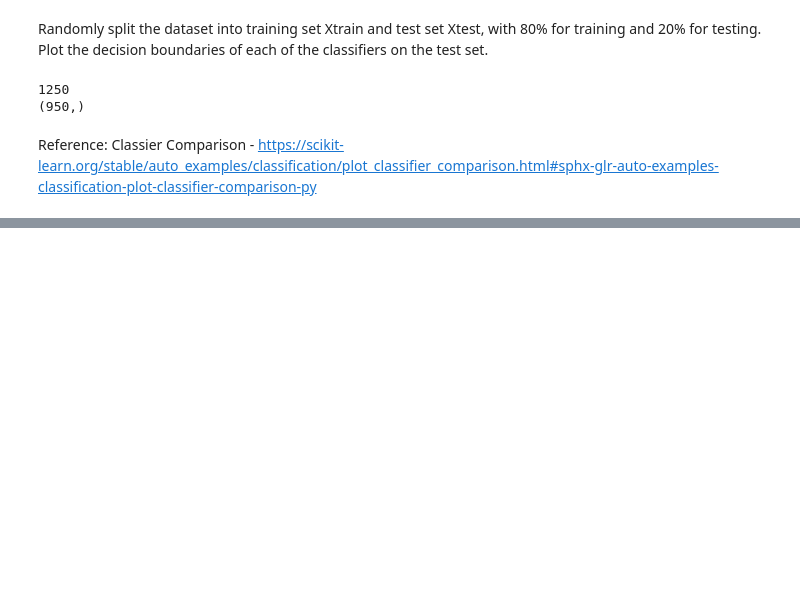
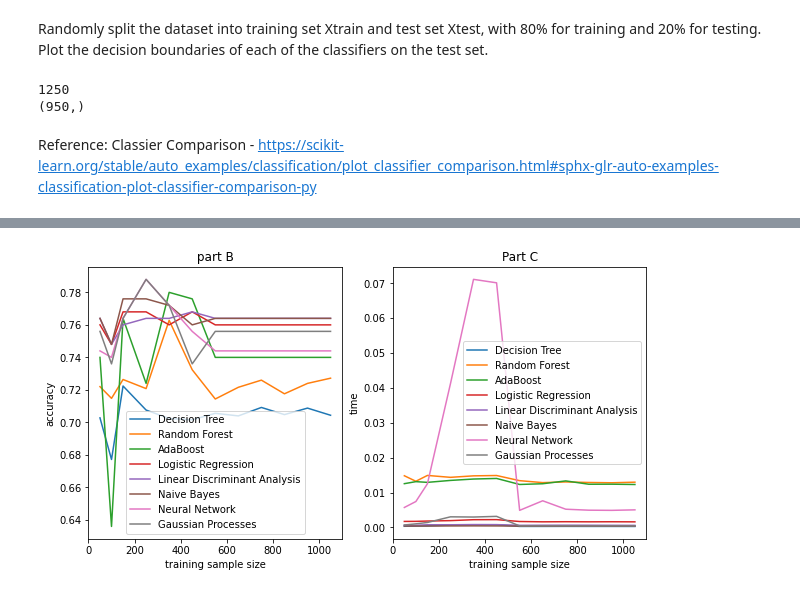
Before and after one commit to TaoFeng1234/Tao_Portfolio, a Jupyter notebook: CompraisonofClassifers.ipynb, the cells around one changed output, grey strips where cells are left out. Cells and saved outputs as stored; diff of their text form; code cells hidden in the pictures; blank space fills up the shorter version.

```diff
--- a/CompraisonofClassifers.ipynb
+++ b/CompraisonofClassifers.ipynb
@@ -210,0 +223,89 @@ plt.show()
+# %%
+import random
+nums =  [0, 50, 100, 200, 300, 400, 500, 600, 700, 800, 900, 1000]
+
+names = ["Decision Tree","Random Forest","AdaBoost","Logistic Regression",
+          "Linear Discriminant Analysis","Naive Bayes", "Neural Network",
+          "Gaussian Processes","Support vector machine"]
+
+classifiers = [DecisionTreeClassifier(),RandomForestClassifier(n_estimators=10),
+              AdaBoostClassifier(n_estimators=10),
+              LogisticRegression(),LinearDiscriminantAnalysis(),
+              GaussianNB(), GaussianProcessClassifier(random_state=0), SVC()]
+
+def avgacc(clf, X_train, y_train, X_test, y_test):
+  lst = []
+  timelst =[]
+  for i in range(10):
+    start = time.time()
+    clf = clf.fit(X_train, y_train)
+    stop = time.time()
+    tiempo = stop-start
+    timelst.append(tiempo)
+
+    #accuracy for a certain training size and classifier
+    test_acc = clf.score(X_test , y_test)
+    lst.append(test_acc)
+  av_acc = np.average(lst)
+  time_avg = np.average(timelst)
+  return av_acc, time_avg
+
+def classlst(nums, names, classifiers):
+  # returns the average accuracy of all classifiers
+  # iterate over classifiers
+  classlst = []
+  classtimelst = []
+  for name, clf in zip(names, classifiers):
+    avglst = []
+    avgtimelst = []
+    X_INIT, Y_INIT, X_TEST, Y_TEST, X_UNLABELED, Y_UNLABELED = split(
+          X,y, init_train_ratio, test_ratio)
+
+    xt = np.ndarray.tolist(X_INIT)
+    yt =  np.ndarray.tolist(Y_INIT)
+    X_test, y_test = X_TEST, Y_TEST
+    xx = np.ndarray.tolist(X_UNLABELED)
+    yy = np.ndarray.tolist(Y_UNLABELED)
+
+    for num in nums:
+      X_train = xt + xx[:num]
+      y_train = yt + yy[:num]
+      del xx[:num]
+      del yy[:num]
+
+      X_train = np.asarray(X_train)
+      y_train = np.asarray(y_train)
+
+      #list of average accuracies at every train size
+      avg , avgtime = avgacc(clf, X_train, y_train, X_test, y_test)
+      avglst.append(avg)
+      avgtimelst.append(avgtime)
+    # list of [lists of accuracy at every train size] for every classifyer
+    classlst.append(avglst)
+    classtimelst.append(avgtimelst)
+
+
+  lenlst = []
+  for i in nums:
+    lenght = len(X_train) + i
+    lenlst.append(lenght)
+  plt.figure(figsize=(10, 5))
+  plt.subplot(121)
+  plt.xlabel("training sample size")
+  plt.ylabel("accuracy")
+  plt.title(" part B ")
+  for i in range(len(classlst)):
+      plt.plot(lenlst, classlst[i],label = names[i])
+  plt.legend()
+  plt.subplot(122)
+  plt.xlabel("training sample size")
+  plt.ylabel("time")
+  plt.title("Part C")
+  for i in range(len(classtimelst)):
+      plt.plot(lenlst, classtimelst[i],label = names[i])
+  plt.legend()
+  plt.show()
+
+classlst(nums, names, classifiers)
+# %% [output]
+[figure, added]
```
Also changed, not shown: parts of 2 cells of this notebook.
